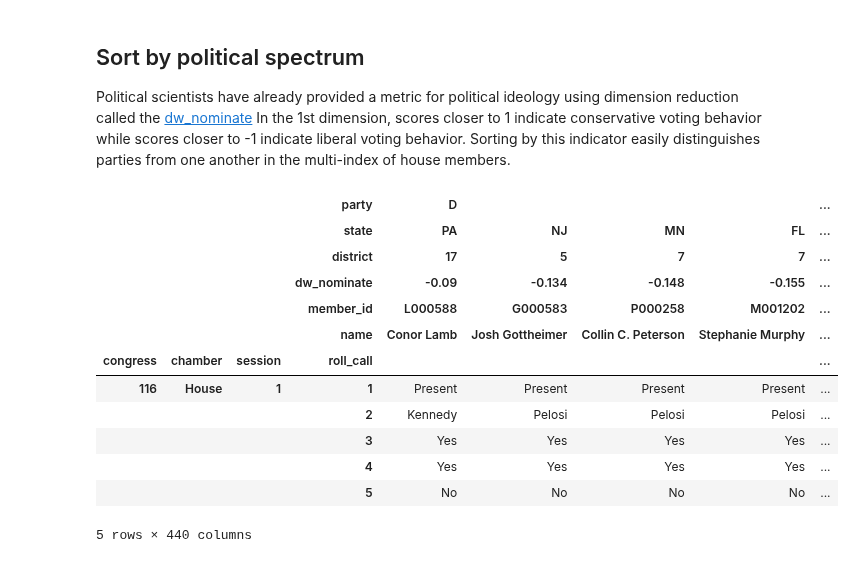
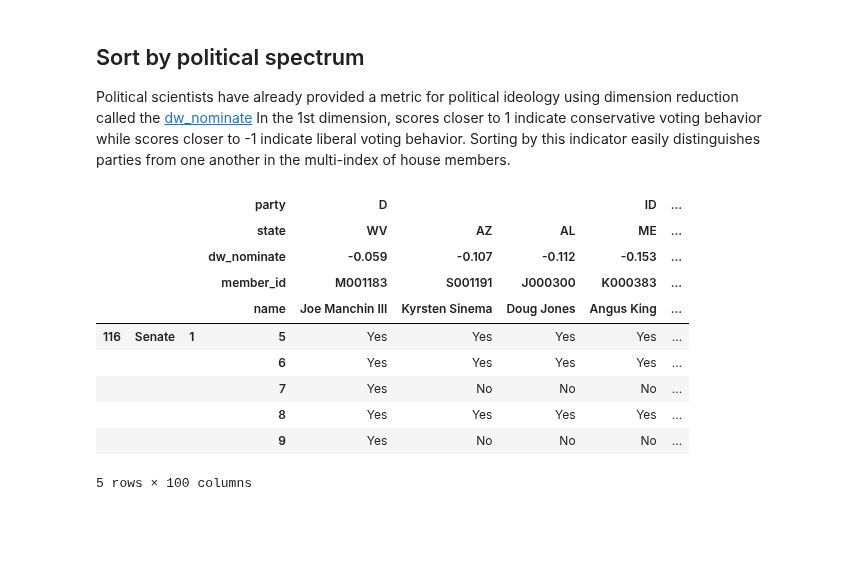
Before and after one commit to Nhorning/Congressional_Survival, a Jupyter notebook: Exploratory Data Analysis.ipynb, the cells around one changed output. Drawn from its saved outputs; the diff is of its cells as text; code cells hidden in the pictures; blank space fills up the shorter version.

```diff
--- a/Exploratory Data Analysis.ipynb
+++ b/Exploratory Data Analysis.ipynb
@@ -345,21 +342,19 @@ saving 2019 Senate as Data/2019_senatevote_pos.csv
 Political scientists have already provided a metric for political ideology using dimension reduction called the [dw_nominate](https://voteview.com/about) In the 1st dimension, scores closer to 1 indicate conservative voting behavior while scores closer to -1 indicate liberal voting behavior. Sorting by this indicator easily distinguishes parties from one another in the multi-index of house members.
 # %%
 testmetasenate, test_dfsenate = load_csv(2019, 'Senate')
-test_dfhouse.sort_index('columns', 'dw_nominate').head()
+test_dfsenate.sort_index('columns', 'dw_nominate').head()
 # %% [output]
-|  |  |  | party | D |  |  |  | ... |
-|  |  |  | state | PA | NJ | MN | FL | ... |
-|  |  |  | district | 17 | 5 | 7 | 7 | ... |
-|  |  |  | dw_nominate | -0.09 | -0.134 | -0.148 | -0.155 | ... |
-|  |  |  | member_id | L000588 | G000583 | P000258 | M001202 | ... |
-|  |  |  | name | Conor Lamb | Josh Gottheimer | Collin C. Peterson | Stephanie Murphy | ... |
-| congress | chamber | session | roll_call |  |  |  |  | ... |
-| 116 | House | 1 | 1 | Present | Present | Present | Present | ... |
-|  |  |  | 2 | Kennedy | Pelosi | Pelosi | Pelosi | ... |
-|  |  |  | 3 | Yes | Yes | Yes | Yes | ... |
-|  |  |  | 4 | Yes | Yes | Yes | Yes | ... |
-|  |  |  | 5 | No | No | No | No | ... |
+|  |  |  | party | D |  |  | ID | ... |
+|  |  |  | state | WV | AZ | AL | ME | ... |
+|  |  |  | dw_nominate | -0.059 | -0.107 | -0.112 | -0.153 | ... |
+|  |  |  | member_id | M001183 | S001191 | J000300 | K000383 | ... |
+|  |  |  | name | Joe Manchin III | Kyrsten Sinema | Doug Jones | Angus King | ... |
+| 116 | Senate | 1 | 5 | Yes | Yes | Yes | Yes | ... |
+|  |  |  | 6 | Yes | Yes | Yes | Yes | ... |
+|  |  |  | 7 | Yes | No | No | No | ... |
+|  |  |  | 8 | Yes | Yes | Yes | Yes | ... |
+|  |  |  | 9 | Yes | No | No | No | ... |
-5 rows × 440 columns
+5 rows × 100 columns
 # %%
 #plot a session
 import matplotlib.pyplot as plt
```
Also changed, not shown: parts of 5 cells of this notebook.
